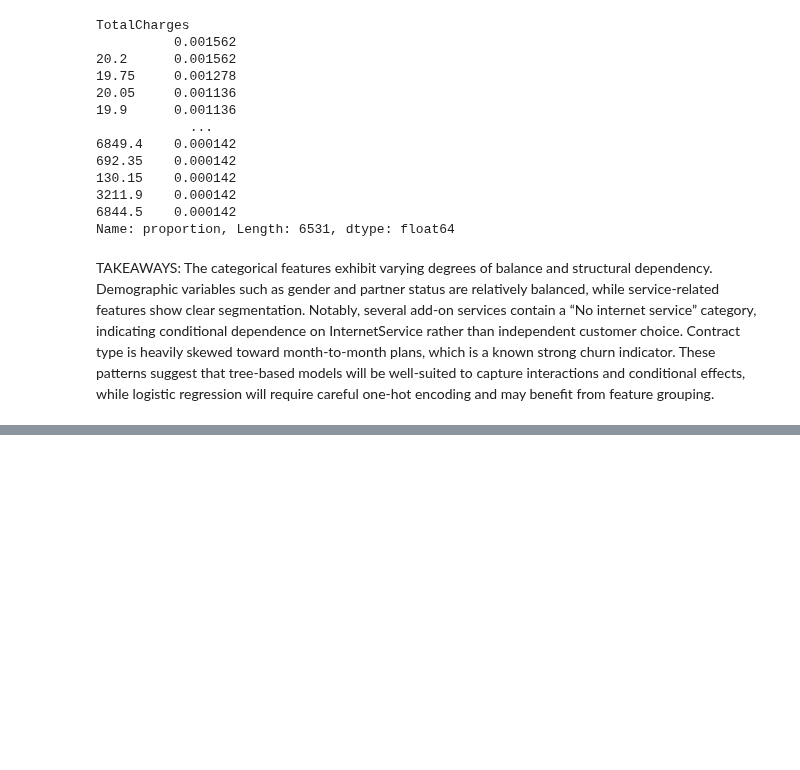
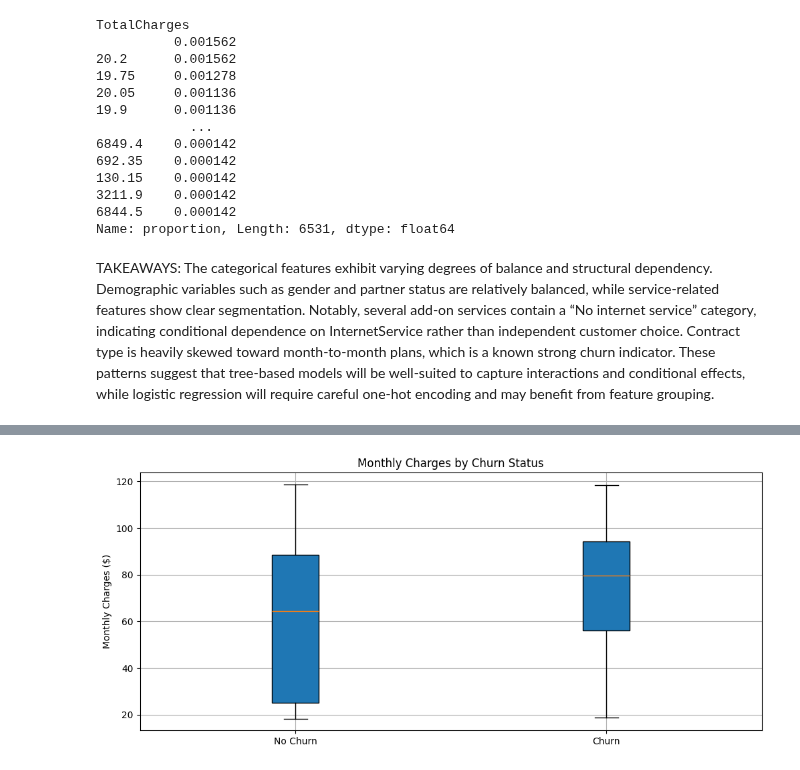
Before and after one commit to sanjayriram44/Churn-Algorithm-comparision, a Jupyter notebook: EDA.ipynb, the cells around one changed output, grey strips where cells are left out. Drawn from its saved outputs; the diff is of its cells as text; code cells hidden in the pictures; blank space fills up the shorter version.

```diff
--- a/EDA.ipynb
+++ b/EDA.ipynb
@@ -342,0 +355,11 @@ Bivariate Analysis
+# %%
+plt.figure(figsize=(12,5))
+monthly_charges_no_churn = df[df["Churn"] == "No"]["MonthlyCharges"]
+monthly_charges_churn = df[df["Churn"] == "Yes"]["MonthlyCharges"]
+plt.boxplot([monthly_charges_no_churn, monthly_charges_churn], labels=['No Churn', 'Churn'], patch_artist=True)
+plt.title("Monthly Charges by Churn Status")
+plt.ylabel("Monthly Charges ($)")
+plt.grid()
+plt.show()
+# %% [output]
+[figure, added]
```
Also changed, not shown: parts of 5 cells of this notebook.
